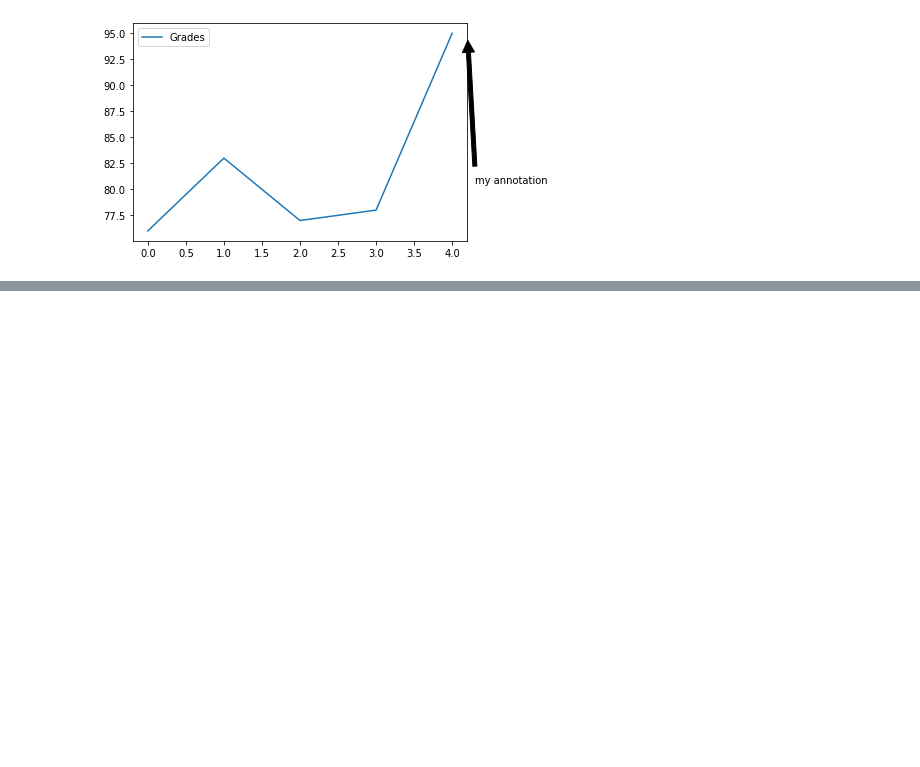
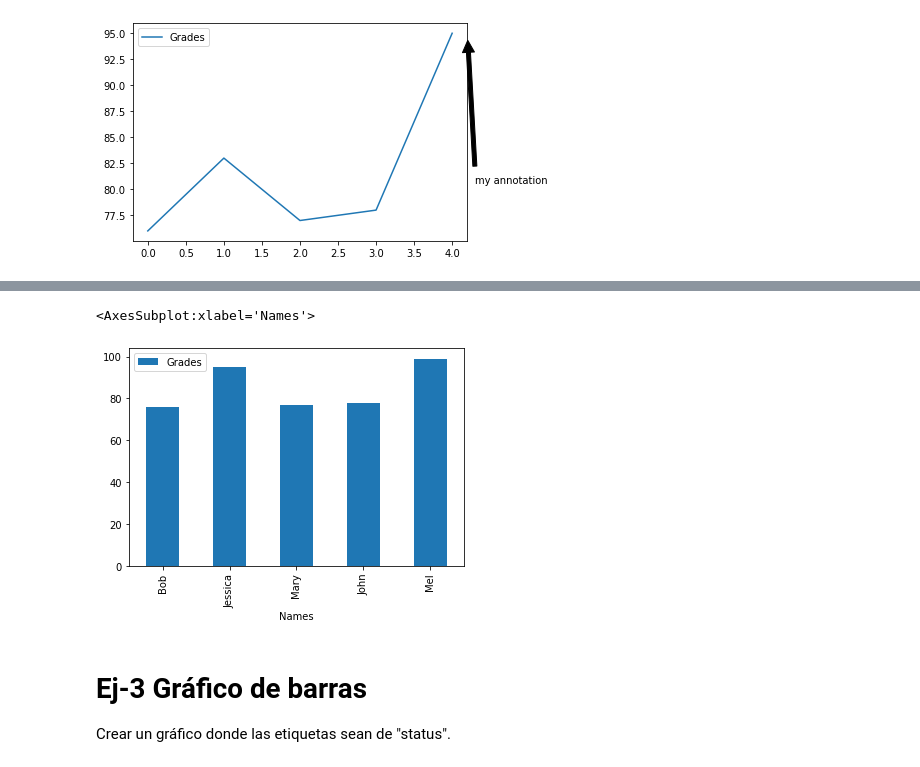
Before and after one commit to GTD2101-ACD-GA-EJ22/2-ADiagDatos, a Jupyter notebook: 2-VisDatos.ipynb, the cells around one changed output, grey strips where cells are left out. Cells and saved outputs as stored; diff of their text form; code cells hidden in the pictures; blank space fills up the shorter version.

```diff
--- a/2-VisDatos.ipynb
+++ b/2-VisDatos.ipynb
@@ -193,0 +220,11 @@ Text(8, -150, 'my annotation')
+# %%
+df2 = df.set_index(df['Names'])
+
+df2.plot(kind="bar")
+# %% [output]
+<AxesSubplot:xlabel='Names'>
+[figure, added]
+# %% [markdown]
+# Ej-3 Gráfico de barras
+
+Crear un gráfico donde las etiquetas sean de "status".
```
Also changed, not shown: parts of 10 cells of this notebook.
